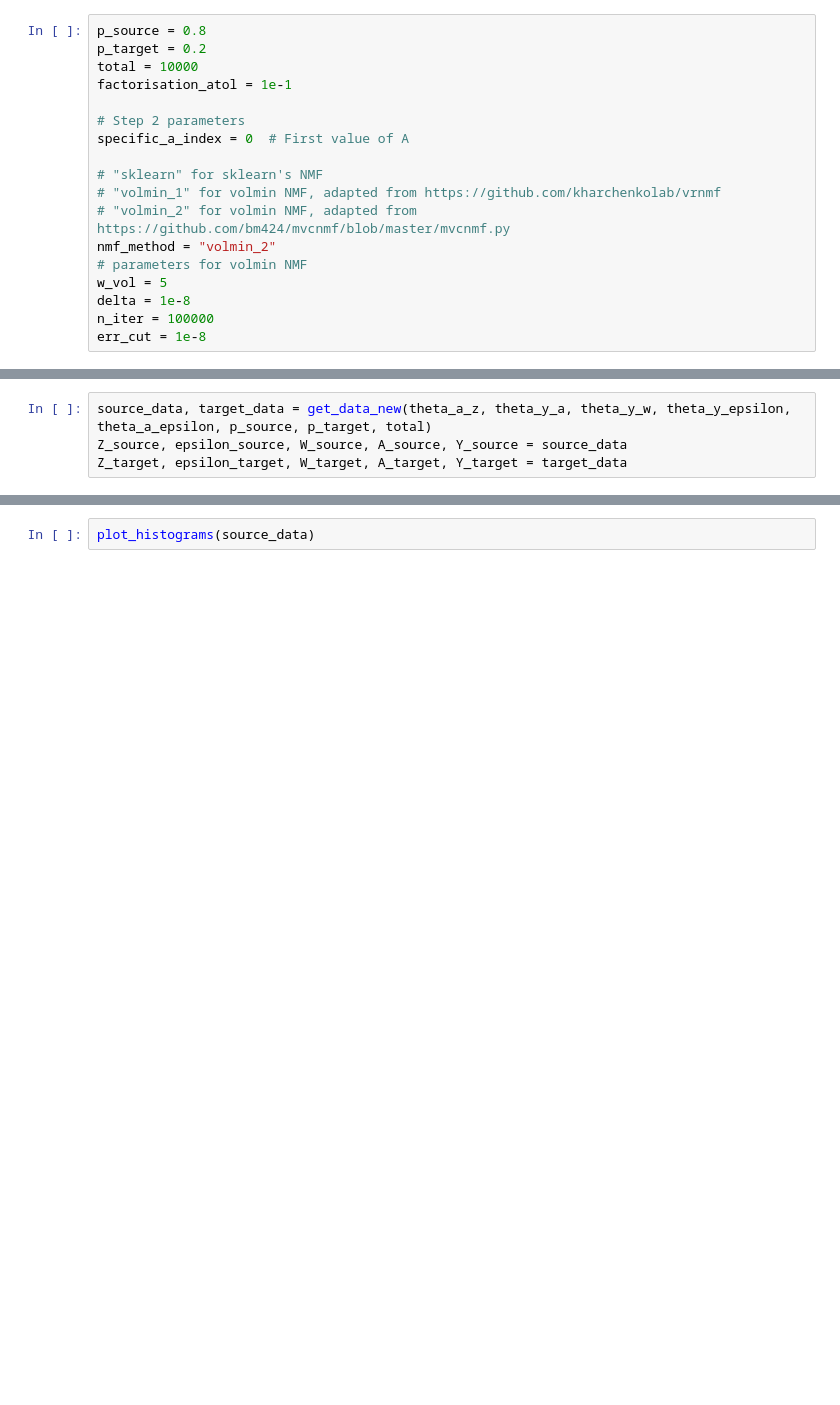
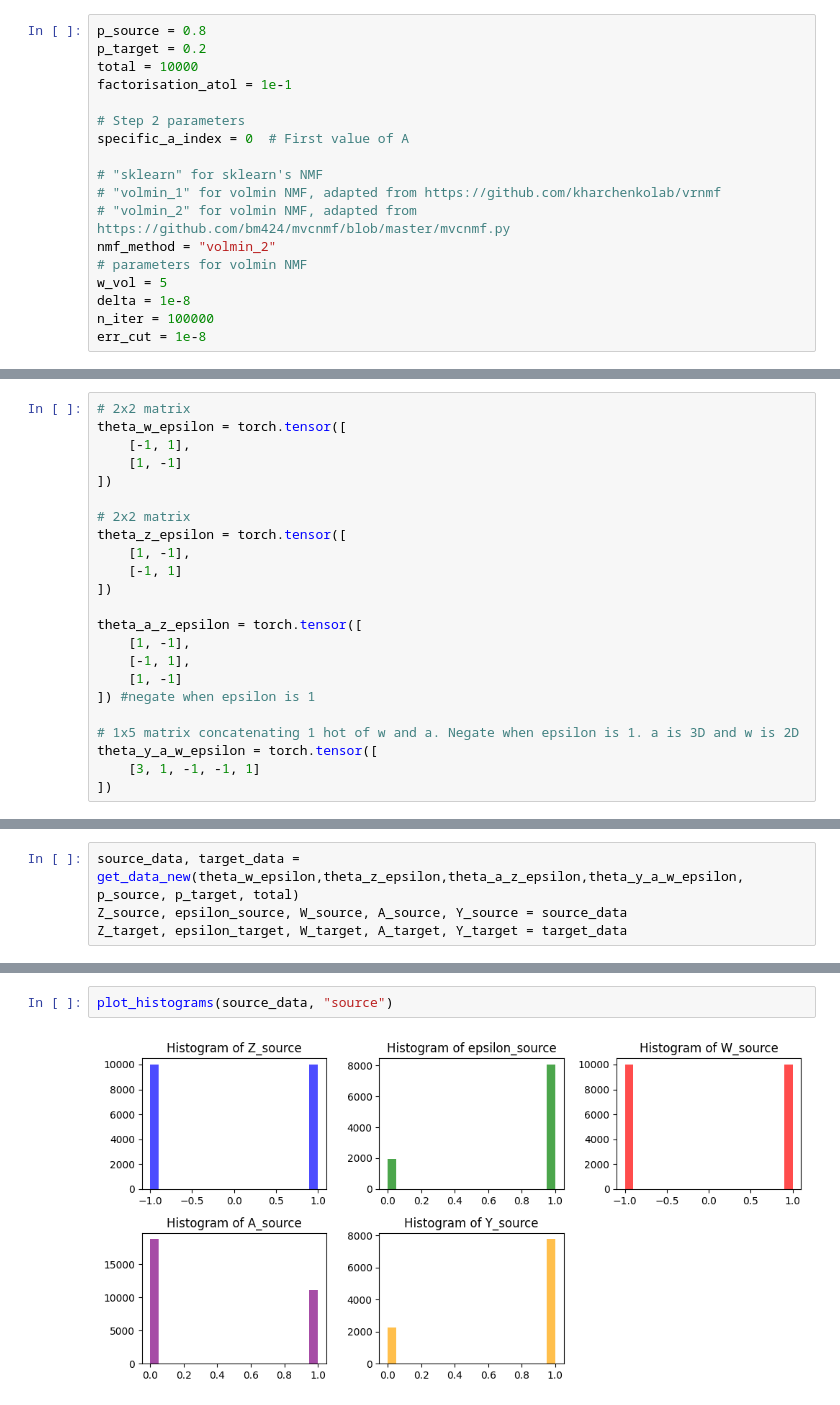
Before and after one commit to RickCollins/nnmfcausal, a Jupyter notebook: step1_testing.ipynb, the cells around one changed output, grey strips where cells are left out. Cells and saved outputs as stored; diff of their text form; blank space fills up the shorter version.

Commit message:
Updated data generation process

```diff
--- a/step1_testing.ipynb
+++ b/step1_testing.ipynb
@@ -713,0 +36,23 @@ def get_tuple_new(theta_a_z,theta_y_a,theta_y_w,theta_y_epsilon, theta_a_epsilon
+# %%
+# 2x2 matrix
+theta_w_epsilon = torch.tensor([
+    [-1, 1],
+    [1, -1]
+])
+
+# 2x2 matrix
+theta_z_epsilon = torch.tensor([
+    [1, -1],
+    [-1, 1]
+])
+
+theta_a_z_epsilon = torch.tensor([
+    [1, -1],
+    [-1, 1],
+    [1, -1]
+]) #negate when epsilon is 1
+
+# 1x5 matrix concatenating 1 hot of w and a. Negate when epsilon is 1. a is 3D and w is 2D
+theta_y_a_w_epsilon = torch.tensor([
+    [3, 1, -1, -1, 1]
+])
@@ -714,4 +104,4 @@ def get_tuple_new(theta_a_z,theta_y_a,theta_y_w,theta_y_epsilon, theta_a_epsilon
 # %%
-source_data, target_data = get_data_new(theta_a_z, theta_y_a, theta_y_w, theta_y_epsilon, theta_a_epsilon, p_source, p_target, total)
+source_data, target_data = get_data_new(theta_w_epsilon,theta_z_epsilon,theta_a_z_epsilon,theta_y_a_w_epsilon, p_source, p_target, total)
 Z_source, epsilon_source, W_source, A_source, Y_source = source_data
 Z_target, epsilon_target, W_target, A_target, Y_target = target_data
@@ -797,5 +171,7 @@ def plot_histograms(source_data):
     plt.tight_layout()
     plt.show()
 # %%
-plot_histograms(source_data)
+plot_histograms(source_data, "source")
+# %% [output]
+[figure, added]
 # %%
```
Also changed, not shown: parts of 33 cells of this notebook, 2 other files.
